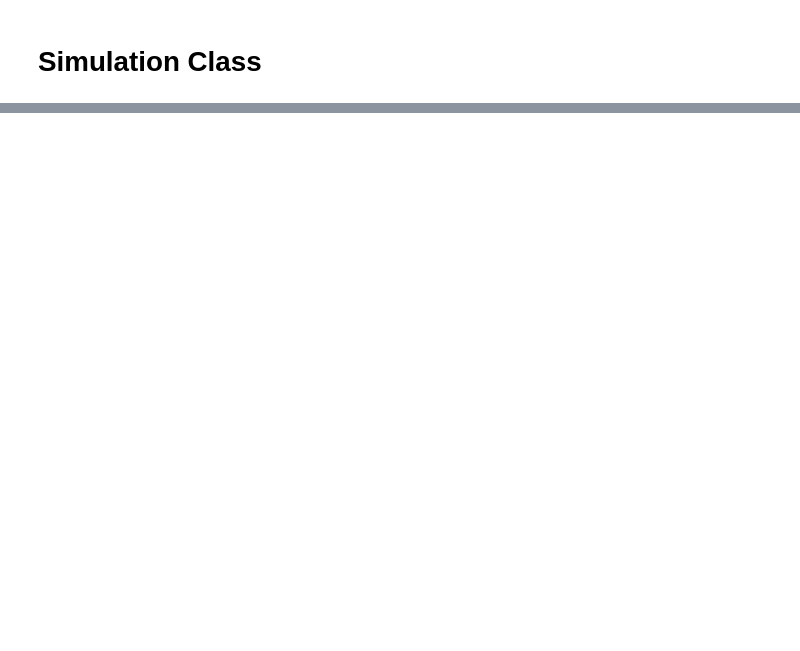
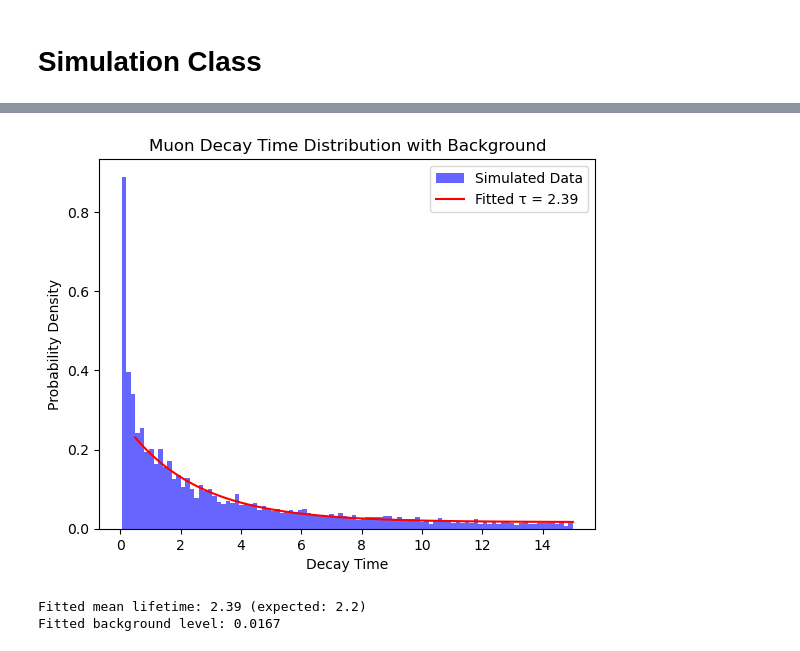
Before and after one commit to NicolaSommaggio/AdvanceLab-g-2, a Jupyter notebook: g-2/src/MonteCarlo.ipynb, the cells around one changed output, grey strips where cells are left out. Saved outputs shown, nothing was run; the diff lists cells and outputs as text; code cells hidden in the pictures; blank space fills up the shorter version.

Commit message:
montecarlo

```diff
--- a/g-2/src/MonteCarlo.ipynb
+++ b/g-2/src/MonteCarlo.ipynb
@@ -145,0 +182,52 @@ ani.save("matrix_animation2.gif", writer=animation.PillowWriter(fps=10))
+# %%
+import numpy as np
+import matplotlib.pyplot as plt
+from scipy.optimize import curve_fit
+
+data=np.load("FondoMontecarlo.npy")
+# Define the exponential decay function with a flat background
+def exp_decay_with_background(t, tau, A, C):
+    return A * np.exp(-t / tau) + C
+
+# Load decay times from Sistema.output
+data = np.array(data)
+
+# Create histogram
+counts, bin_edges = np.histogram(data, bins=50, density=True)
+bin_centers = (bin_edges[:-1] + bin_edges[1:]) / 2  # Midpoints of bins
+
+# Filter data for fitting (only use points where t > 0.5)
+mask = bin_centers > 1
+filtered_bin_centers = bin_centers[mask]
+filtered_counts = counts[mask]
+
+# Fit histogram data with exponential decay + background
+popt, pcov = curve_fit(exp_decay_with_background, filtered_bin_centers, filtered_counts,
+                       p0=[2.2, max(filtered_counts), min(filtered_counts)])
+
+# Extract fitted parameters
+tau_fitted, A_fitted, C_fitted = popt
+
+# Plot histogram
+plt.hist(data, bins=100, density=True, alpha=0.6, color='b', label="Simulated Data")
+
+# Plot fitted curve (only for t > 0.5)
+t_fit = np.linspace(0.5, max(data), 100)
+plt.plot(t_fit, exp_decay_with_background(t_fit, *popt), 'r-', label=f"Fitted τ = {tau_fitted:.2f}")
+
+
+# Labels and legend
+plt.xlabel("Decay Time")
+plt.ylabel("Probability Density")
+plt.legend()
+plt.title("Muon Decay Time Distribution with Background")
+
+plt.show()
+
+# Print fitted values
+print(f"Fitted mean lifetime: {tau_fitted:.2f} (expected: 2.2)")
+print(f"Fitted background level: {C_fitted:.4f}")
+# %% [output]
+[figure, added]
+Fitted mean lifetime: 2.39 (expected: 2.2)
+Fitted background level: 0.0167
```
Also changed, not shown: parts of 6 cells of this notebook, 7 other files.
